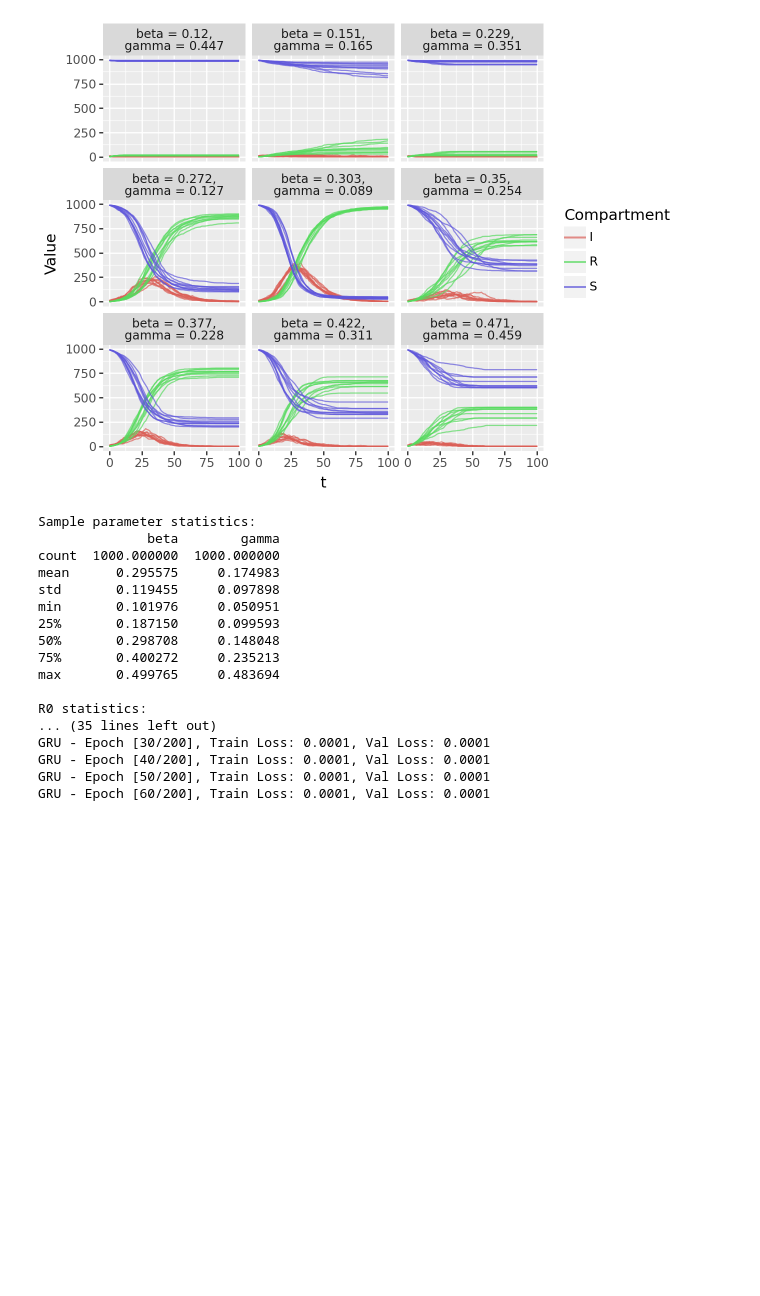
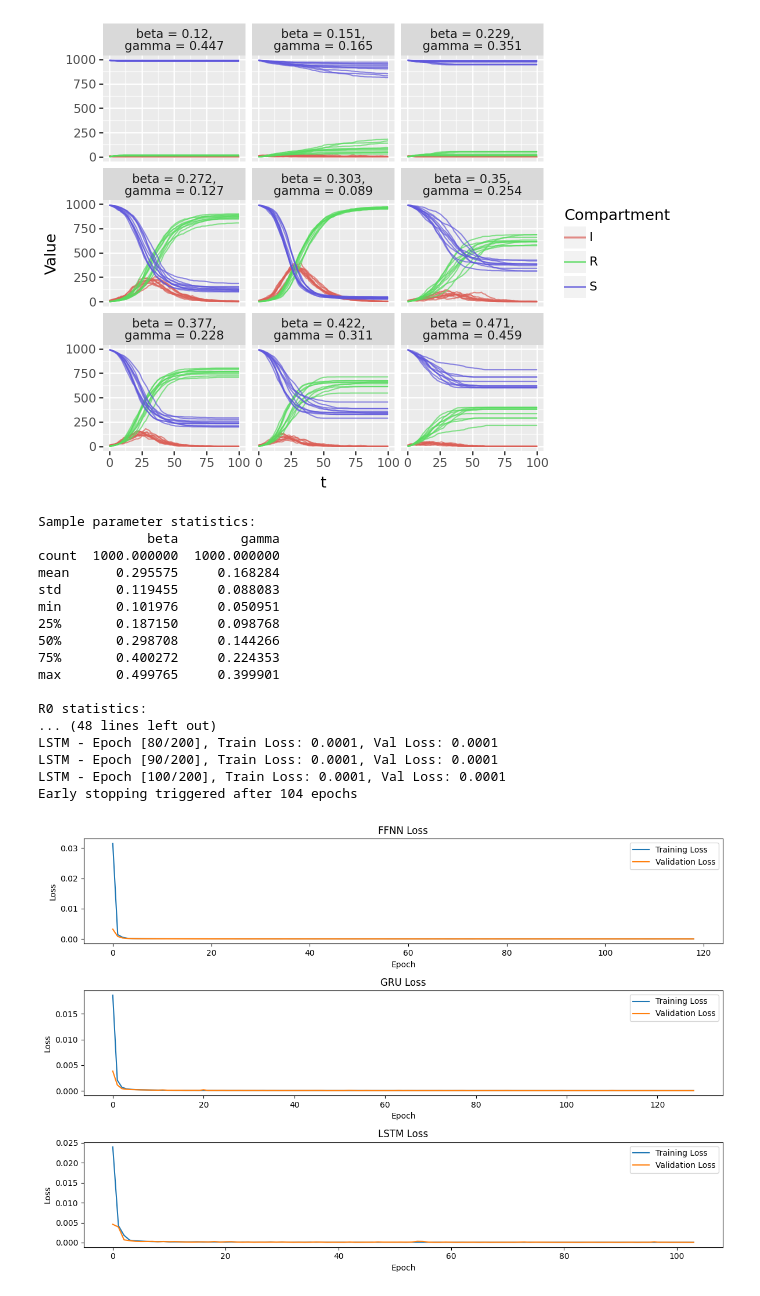
Before and after one commit to OJWatson/emidm, a Jupyter notebook: examples/surrogate_notebook.ipynb, the cells around one changed output. Drawn from its saved outputs; the diff is of its cells as text; code cells hidden in the pictures; blank space fills up the shorter version.

```diff
--- a/examples/surrogate_notebook.ipynb
+++ b/examples/surrogate_notebook.ipynb
@@ -170,7 +170,7 @@ def generate_epidemic_samples(n_samples):
 
     # Set ranges
     beta_min, beta_max = 0.1, 0.5
-    gamma_min, gamma_max = 0.05, 0.5
+    gamma_min, gamma_max = 0.05, 0.4
 
     for _ in range(n_samples):
         # Sample beta first
@@ -473,42 +473,43 @@ plt.xlabel('Epoch')
 plt.ylabel('Loss')
 plt.legend()
 
 # GRU
 plt.subplot(3, 1, 2)
 plt.plot(gru_train_losses, label='Training Loss')
 plt.plot(gru_val_losses, label='Validation Loss')
 plt.title('GRU Loss')
 plt.xlabel('Epoch')
 plt.ylabel('Loss')
 plt.legend()
 
 # LSTM
 plt.subplot(3, 1, 3)
 plt.plot(lstm_train_losses, label='Training Loss')
 plt.plot(lstm_val_losses, label='Validation Loss')
 plt.title('LSTM Loss')
 plt.xlabel('Epoch')
 plt.ylabel('Loss')
 plt.legend()
 
 plt.tight_layout()
 plt.show()
 # %% [output]
 Sample parameter statistics:
               beta        gamma
 count  1000.000000  1000.000000
-mean      0.295575     0.174983
-std       0.119455     0.097898
+mean      0.295575     0.168284
+std       0.119455     0.088083
 min       0.101976     0.050951
-25%       0.187150     0.099593
-50%       0.298708     0.148048
-75%       0.400272     0.235213
-max       0.499765     0.483694
+25%       0.187150     0.098768
+50%       0.298708     0.144266
+75%       0.400272     0.224353
+max       0.499765     0.399901
 
 R0 statistics:
-... (35 lines left out)
-GRU - Epoch [30/200], Train Loss: 0.0001, Val Loss: 0.0001
-GRU - Epoch [40/200], Train Loss: 0.0001, Val Loss: 0.0001
-GRU - Epoch [50/200], Train Loss: 0.0001, Val Loss: 0.0001
-GRU - Epoch [60/200], Train Loss: 0.0001, Val Loss: 0.0001
+... (48 lines left out)
+LSTM - Epoch [80/200], Train Loss: 0.0001, Val Loss: 0.0001
+LSTM - Epoch [90/200], Train Loss: 0.0001, Val Loss: 0.0001
+LSTM - Epoch [100/200], Train Loss: 0.0001, Val Loss: 0.0001
+Early stopping triggered after 104 epochs
+[figure, added]
 # %%
```
Also changed, not shown: parts of 1 cell of this notebook.
